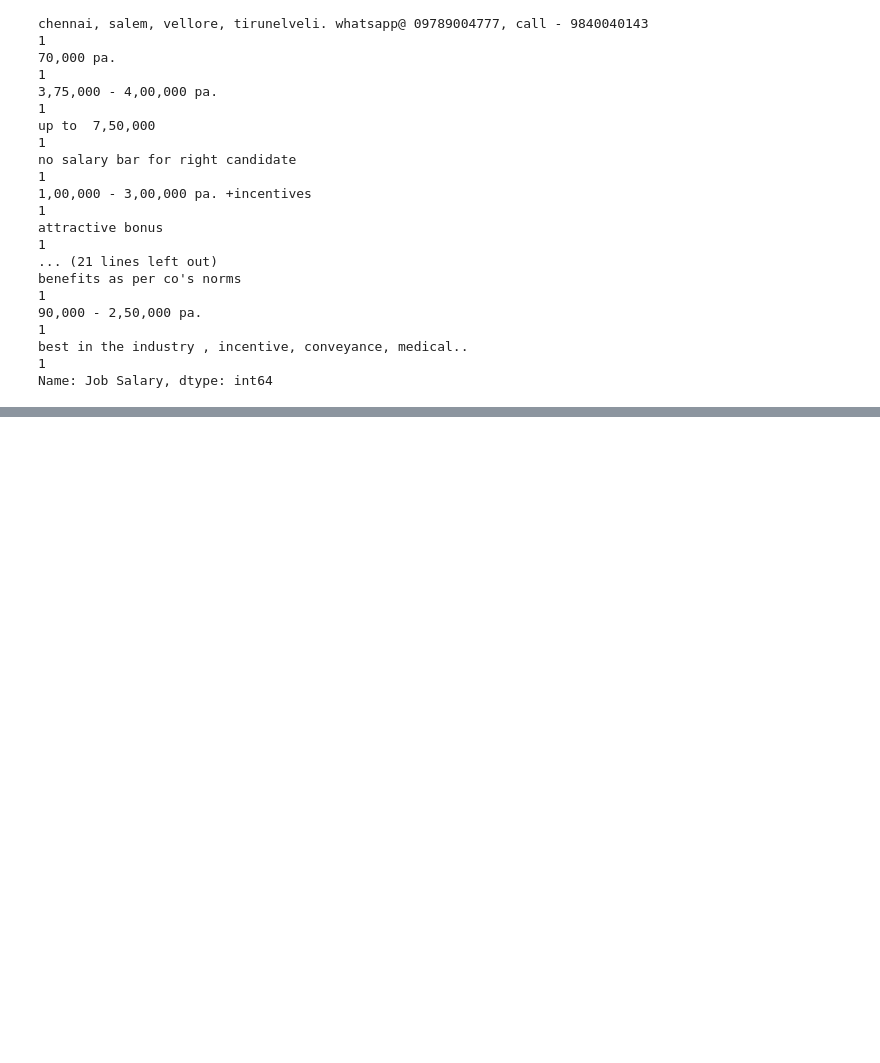
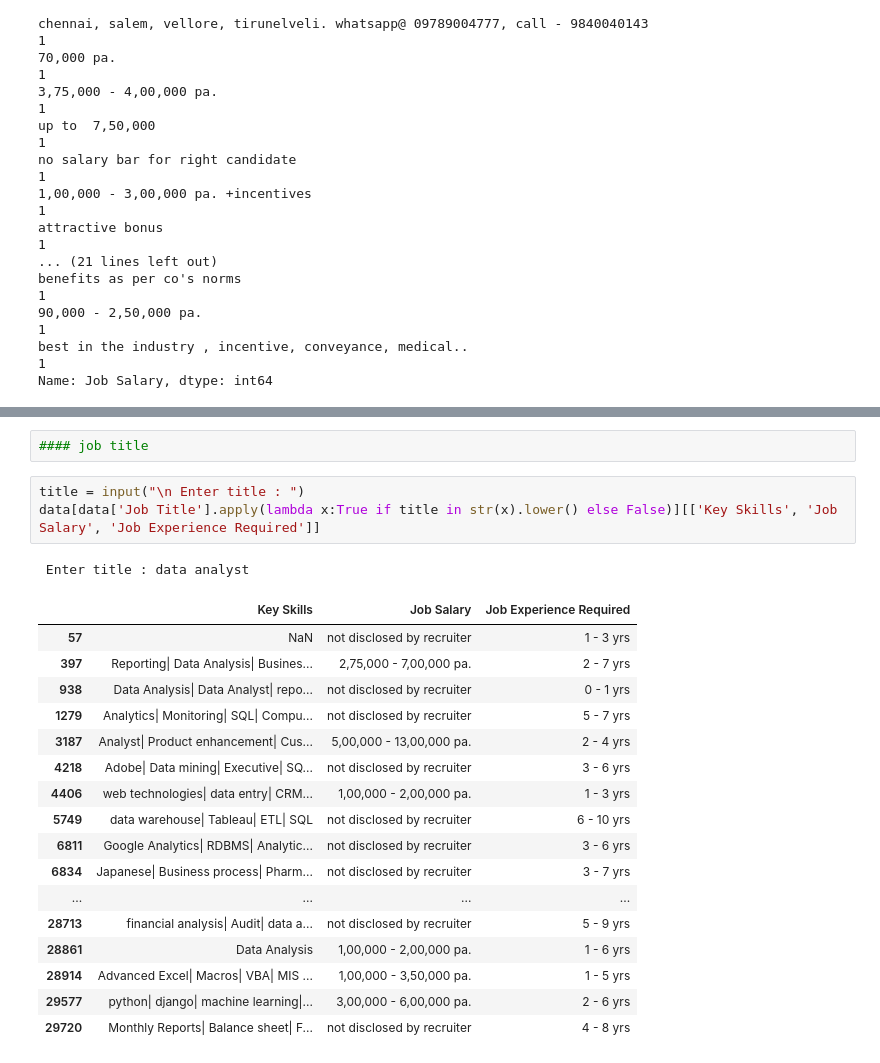
Before and after one commit to simrangrover5/DataScienceBatch_7_30PM, a Jupyter notebook: Project/Analysis.ipynb, the cells around one changed output, grey strips where cells are left out. Drawn from its saved outputs; the diff is of its cells as text; blank space fills up the shorter version.

```diff
--- a/Project/Analysis.ipynb
+++ b/Project/Analysis.ipynb
@@ -620,0 +741,24 @@ Name: Job Salary, dtype: int64
+# %%
+#### job title
+# %%
+title = input("\n Enter title : ")
+data[data['Job Title'].apply(lambda x:True if title in str(x).lower() else False)][['Key Skills', 'Job Salary', 'Job Experience Required']]
+# %% [output]
+ Enter title : data analyst
+|  | Key Skills | Job Salary | Job Experience Required |
+| 57 | NaN | not disclosed by recruiter | 1 - 3 yrs |
+| 397 | Reporting| Data Analysis| Busines... | 2,75,000 - 7,00,000 pa. | 2 - 7 yrs |
+| 938 | Data Analysis| Data Analyst| repo... | not disclosed by recruiter | 0 - 1 yrs |
+| 1279 | Analytics| Monitoring| SQL| Compu... | not disclosed by recruiter | 5 - 7 yrs |
+| 3187 | Analyst| Product enhancement| Cus... | 5,00,000 - 13,00,000 pa. | 2 - 4 yrs |
+| 4218 | Adobe| Data mining| Executive| SQ... | not disclosed by recruiter | 3 - 6 yrs |
+| 4406 | web technologies| data entry| CRM... | 1,00,000 - 2,00,000 pa. | 1 - 3 yrs |
+| 5749 | data warehouse| Tableau| ETL| SQL | not disclosed by recruiter | 6 - 10 yrs |
+| 6811 | Google Analytics| RDBMS| Analytic... | not disclosed by recruiter | 3 - 6 yrs |
+| 6834 | Japanese| Business process| Pharm... | not disclosed by recruiter | 3 - 7 yrs |
+| ... | ... | ... | ... |
+| 28713 | financial analysis| Audit| data a... | not disclosed by recruiter | 5 - 9 yrs |
+| 28861 | Data Analysis | 1,00,000 - 2,00,000 pa. | 1 - 6 yrs |
+| 28914 | Advanced Excel| Macros| VBA| MIS ... | 1,00,000 - 3,50,000 pa. | 1 - 5 yrs |
+| 29577 | python| django| machine learning|... | 3,00,000 - 6,00,000 pa. | 2 - 6 yrs |
+| 29720 | Monthly Reports| Balance sheet| F... | not disclosed by recruiter | 4 - 8 yrs |
```
Also changed, not shown: parts of 27 cells of this notebook, 1 other file.
